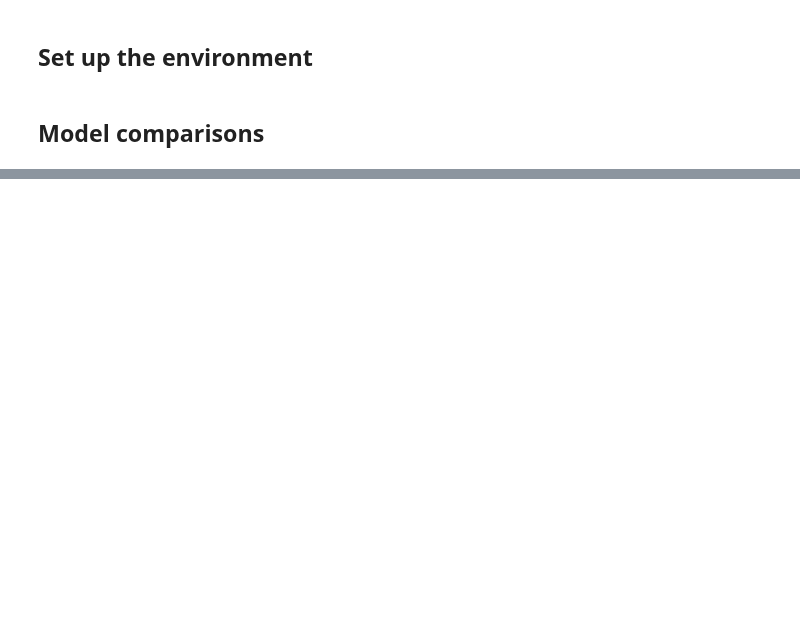
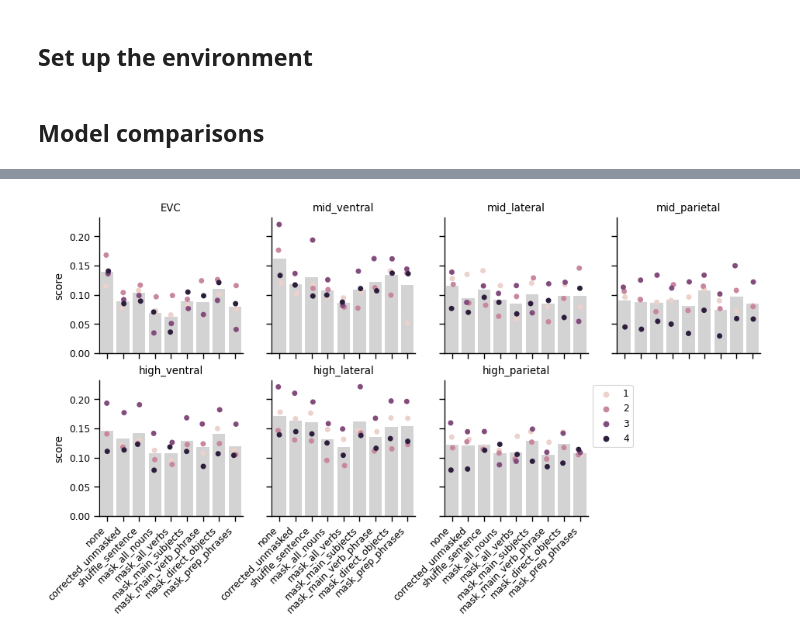
Before and after one commit to Isik-lab/SIfMRI_modeling, a Jupyter notebook: notebooks/modeling_exploration.ipynb, the cells around one changed output, grey strips where cells are left out. Cells and saved outputs as stored; diff of their text form; code cells hidden in the pictures; blank space fills up the shorter version.

```diff
--- a/notebooks/modeling_exploration.ipynb
+++ b/notebooks/modeling_exploration.ipynb
@@ -93,0 +123,10 @@ for ax, (stream, stream_df) in zip(axes, stream_group):
+# %%
+avg_scores = scores.reset_index().groupby(['perturbation', 'model_layer_index', 'stream_name']).mean().reset_index()
+iter_scores = avg_scores.groupby(['perturbation', 'stream_name'])
+max_scores = []
+for (model_uid, stream), stream_df in iter_scores:
+    idx = stream_df['score'].idxmax()
+    score = tuple(stream_df.loc[idx, ['perturbation', 'model_layer_index', 'stream_name']].to_list())
+    max_scores.append(scores.loc[score])
+max_scores = pd.concat(max_scores).reset_index()
+max_scores.head()
@@ -93,0 +140,33 @@ for ax, (stream, stream_df) in zip(axes, stream_group):
+# %%
+cat_type = pd.CategoricalDtype(categories=streams, ordered=True)
+max_scores['stream_name'] = max_scores['stream_name'].astype(cat_type)
+
+cat_type = pd.CategoricalDtype(categories=perturbations, ordered=True)
+max_scores['perturbation'] = max_scores['perturbation'].astype(cat_type)
+# %%
+sns.set_context(context='paper')
+_, axes = plt.subplots(2, 4, sharex=True, sharey=True, figsize=(11,5))
+trim_axs(axes, len(streams))
+axes = axes.flatten()
+stream_group = max_scores.groupby('stream_name')
+for ax, (stream, stream_df) in zip(axes, stream_group):
+   sns.barplot(x='perturbation', y='score',
+                  data=stream_df, ax=ax,
+                  color='lightgray', errorbar=None)
+   sns.stripplot(x='perturbation', y='score',
+                  hue='subj_id', dodge=False,
+                  data=stream_df, ax=ax)
+   if stream not in ['EVC', 'high_ventral']:
+         ax.set_ylabel('')
+   ax.spines['top'].set_visible(False)
+   ax.spines['right'].set_visible(False)
+   ax.set_xticklabels(perturbations, rotation=45, ha='right')
+   ax.set_title(stream)
+   ax.set_xlabel('')
+   if stream != 'high_parietal':
+      ax.legend().set_visible(False)
+   else:
+      ax.legend(loc='upper left', bbox_to_anchor=(1, 1))
+# plt.tight_layout()
+# %% [output]
+[figure, added]
```
Also changed, not shown: parts of 7 cells of this notebook, 3 other files.
